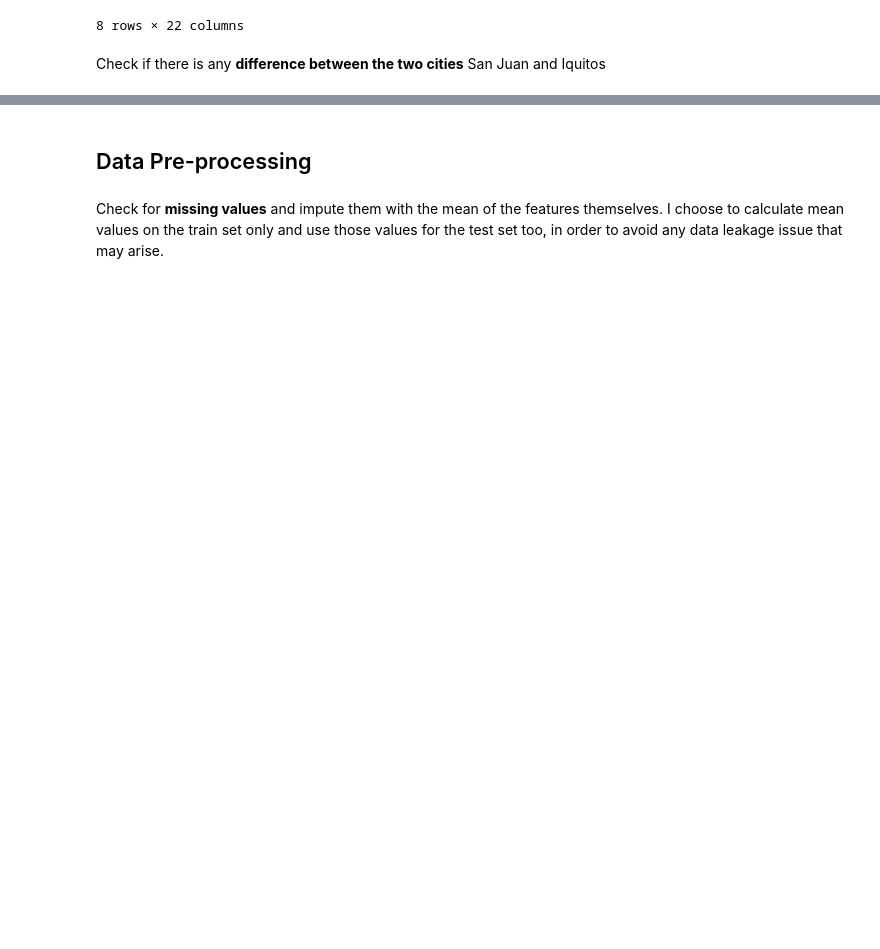
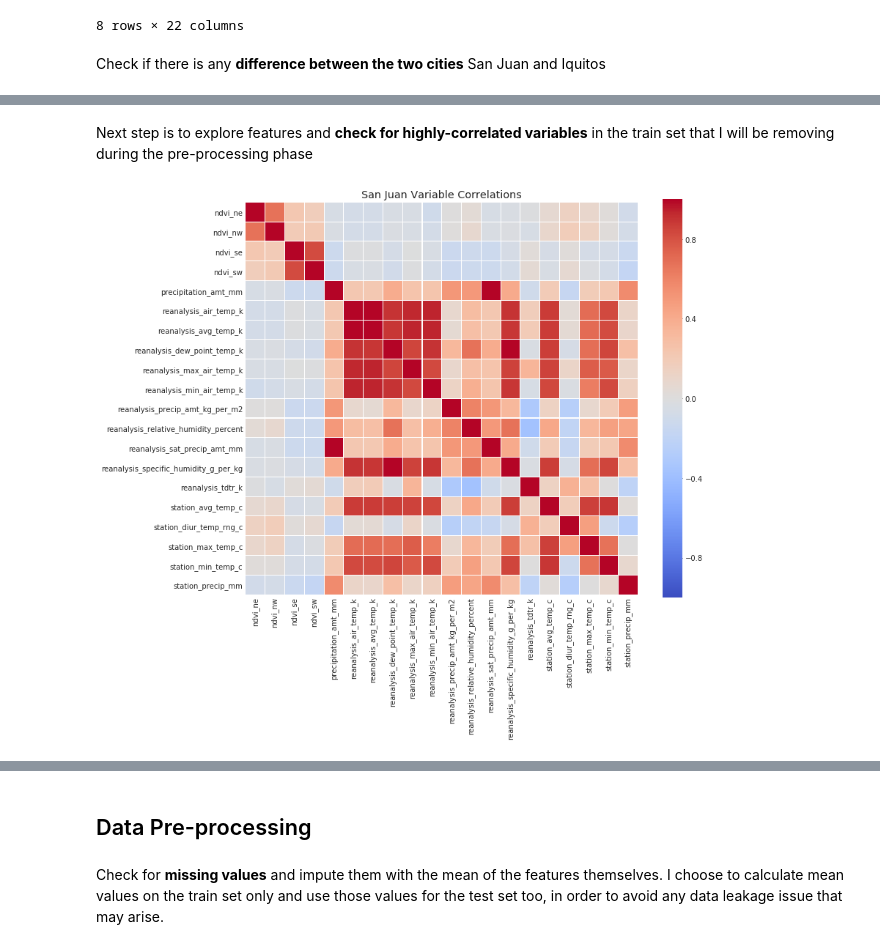
Before and after one commit to giuliamart/capstone_project_MLEN, a Jupyter notebook: DengAI_ Predicting Disease Spread.ipynb, the cells around one changed output, grey strips where cells are left out. Saved outputs shown, nothing was run; the diff lists cells and outputs as text; code cells hidden in the pictures; blank space fills up the shorter version.

```diff
--- a/DengAI_ Predicting Disease Spread.ipynb
+++ b/DengAI_ Predicting Disease Spread.ipynb
@@ -185,0 +205,10 @@ The distributions of the variables for the two cities in scope seems very differ
+# %% [markdown]
+Next step is to explore features and **check for highly-correlated variables** in the train set that I will be removing during the pre-processing phase
+# %%
+corr = df_train_sj.drop(columns=['city','weekofyear','total_cases','year','week_start_date'],axis=1).corr()
+plt.figure(figsize=(12, 10))
+plt.title('San Juan Variable Correlations')
+sns.heatmap(corr,cmap='coolwarm', vmax=1.0, vmin=-1.0, linewidths=0.1,
+            annot=False, annot_kws={"size": 8}, square=True);
+# %% [output]
+[figure, added]
```
Also changed, not shown: parts of 46 cells of this notebook.
